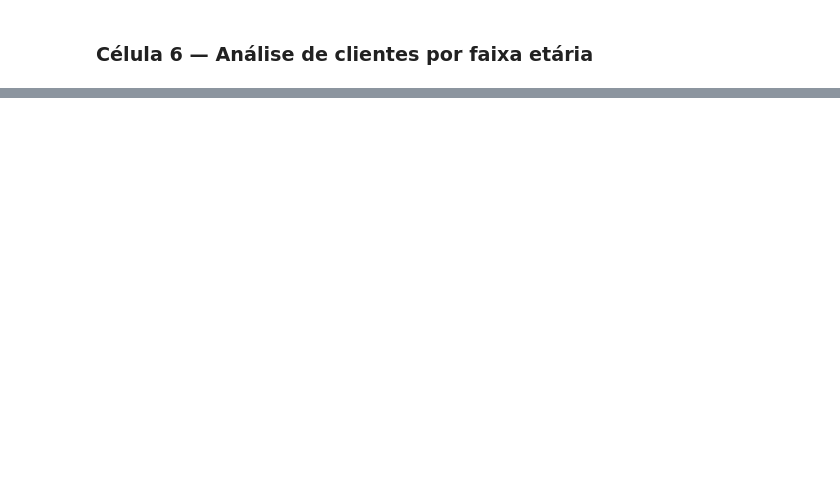
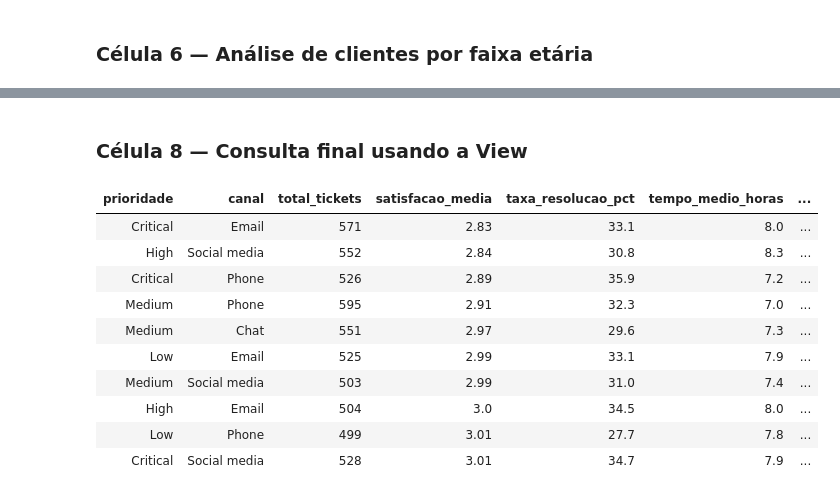
Before and after one commit to GiseleCp/customer-support-bi-databricks, a Jupyter notebook: notebooks/07_sql_queries.ipynb, the cells around one changed output, grey strips where cells are left out. Saved outputs shown, nothing was run; the diff lists cells and outputs as text; code cells hidden in the pictures; blank space fills up the shorter version.

```diff
--- a/notebooks/07_sql_queries.ipynb
+++ b/notebooks/07_sql_queries.ipynb
@@ -224,0 +319,29 @@ ORDER BY satisfacao_media ASC
+# %% [markdown]
+### Célula 8 — Consulta final usando a View
+# %%
+%sql
+-- Consulta executiva usando a view consolidada
+SELECT
+    Ticket_Priority                                 AS prioridade,
+    Ticket_Channel                                  AS canal,
+    COUNT(*)                                        AS total_tickets,
+    ROUND(AVG(Customer_Satisfaction_Rating), 2)     AS satisfacao_media,
+    ROUND(SUM(Is_Resolved) / COUNT(*) * 100, 1)    AS taxa_resolucao_pct,
+    ROUND(AVG(Resolution_Time_Hours), 1)            AS tempo_medio_horas,
+    ROUND(AVG(Response_Time_Hours), 1)              AS tempo_medio_resposta_horas
+FROM vw_performance_geral
+GROUP BY Ticket_Priority, Ticket_Channel
+ORDER BY satisfacao_media ASC
+LIMIT 10
+# %% [output]
+| prioridade | canal | total_tickets | satisfacao_media | taxa_resolucao_pct | tempo_medio_horas | ... |
+| Critical | Email | 571 | 2.83 | 33.1 | 8.0 | ... |
+| High | Social media | 552 | 2.84 | 30.8 | 8.3 | ... |
+| Critical | Phone | 526 | 2.89 | 35.9 | 7.2 | ... |
+| Medium | Phone | 595 | 2.91 | 32.3 | 7.0 | ... |
+| Medium | Chat | 551 | 2.97 | 29.6 | 7.3 | ... |
+| Low | Email | 525 | 2.99 | 33.1 | 7.9 | ... |
+| Medium | Social media | 503 | 2.99 | 31.0 | 7.4 | ... |
+| High | Email | 504 | 3.0 | 34.5 | 8.0 | ... |
+| Low | Phone | 499 | 3.01 | 27.7 | 7.8 | ... |
+| Critical | Social media | 528 | 3.01 | 34.7 | 7.9 | ... |
```
Also changed, not shown: parts of 7 cells of this notebook.
